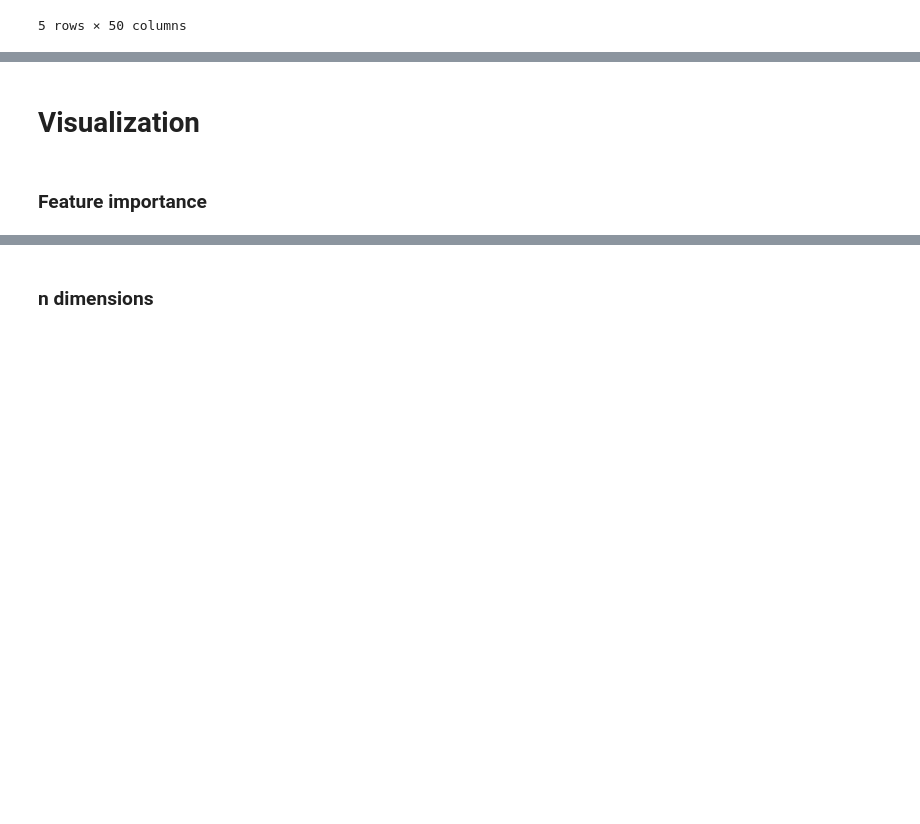
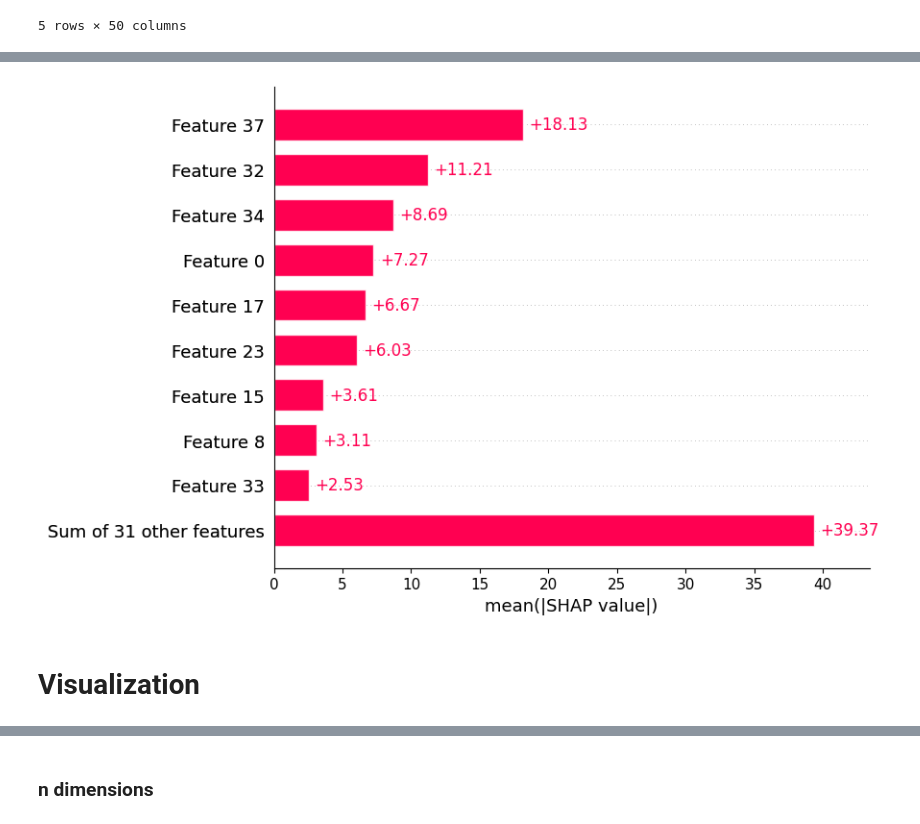
Before and after one commit to giovannellilab/media-prediction, a Jupyter notebook: notebooks/05-Model-Test.ipynb, the cells around one changed output, grey strips where cells are left out. Drawn from its saved outputs; the diff is of its cells as text; code cells hidden in the pictures; blank space fills up the shorter version.

```diff
--- a/notebooks/05-Model-Test.ipynb
+++ b/notebooks/05-Model-Test.ipynb
@@ -340,4 +373,7 @@ merged.head()
+# %%
+#shap.plots.bar(shap_values.abs.max(0))
+shap.plots.bar(shap_values)
+# %% [output]
+[figure, added]
 # %% [markdown]
 # Visualization
-# %% [markdown]
-### Feature importance
```
Also changed, not shown: parts of 6 cells of this notebook.
